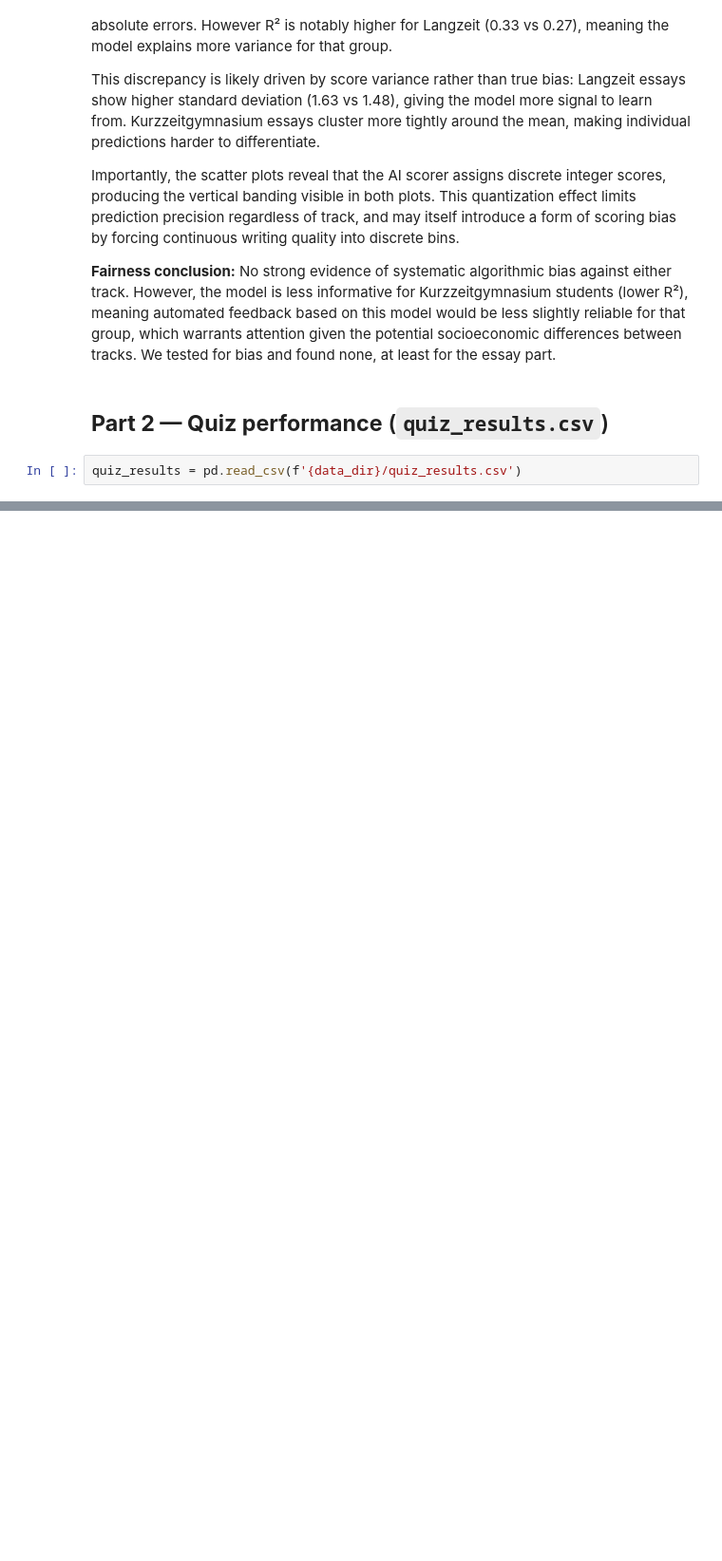
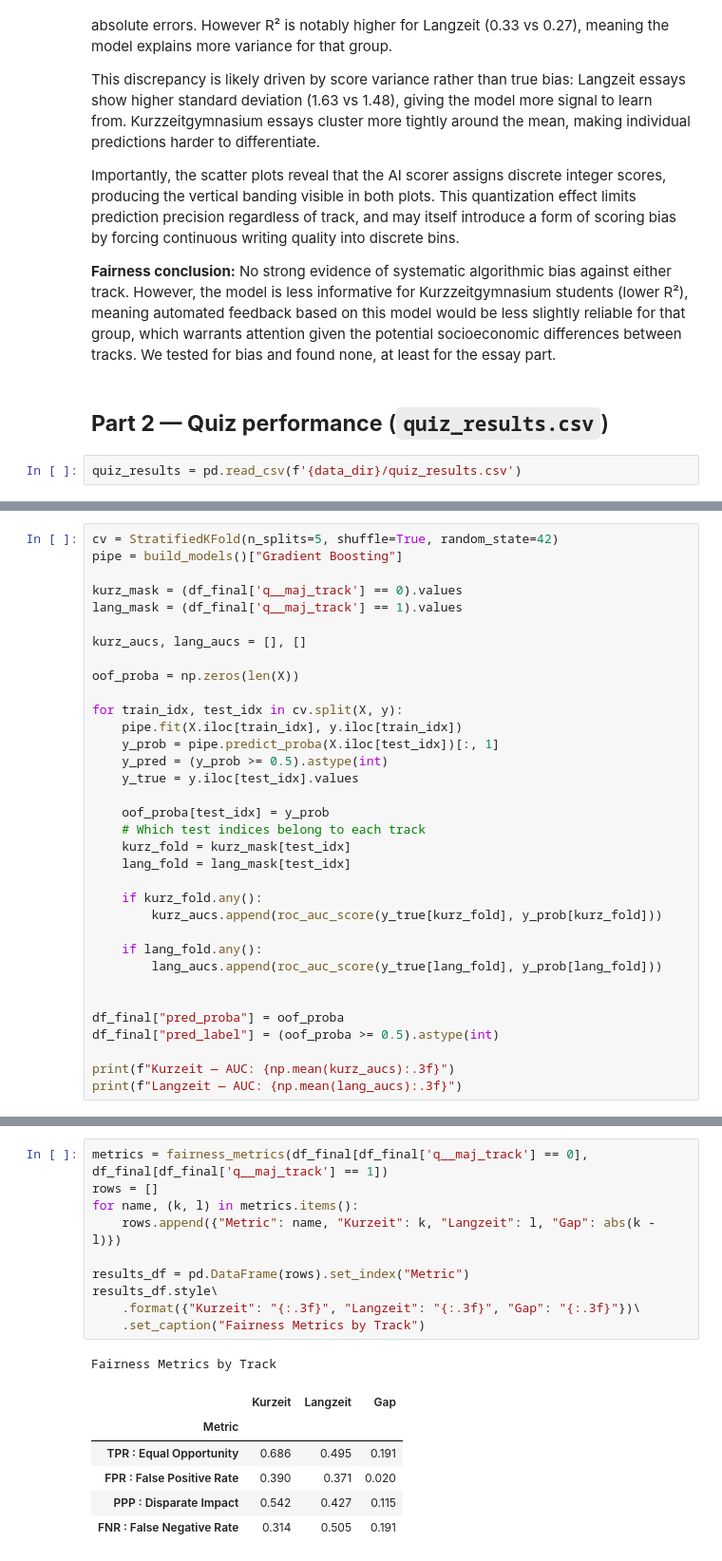
Before and after one commit to Tournedos/MLBD_2026, a Jupyter notebook: Q4_OverallFairness/overall_fairness.ipynb, the cells around one changed output, grey strips where cells are left out. Shown at 95% size. Cells and saved outputs as stored; diff of their text form; blank space fills up the shorter version.

Commit message:
upd fairness

```diff
--- a/Q4_OverallFairness/overall_fairness.ipynb
+++ b/Q4_OverallFairness/overall_fairness.ipynb
@@ -246,0 +391,34 @@ quiz_results = pd.read_csv(f'{data_dir}/quiz_results.csv')
+# %%
+cv = StratifiedKFold(n_splits=5, shuffle=True, random_state=42)
+pipe = build_models()["Gradient Boosting"]
+
+kurz_mask = (df_final['q__maj_track'] == 0).values
+lang_mask = (df_final['q__maj_track'] == 1).values
+
+kurz_aucs, lang_aucs = [], []
+
+oof_proba = np.zeros(len(X))
+
+for train_idx, test_idx in cv.split(X, y):
+    pipe.fit(X.iloc[train_idx], y.iloc[train_idx])
+    y_prob = pipe.predict_proba(X.iloc[test_idx])[:, 1]
+    y_pred = (y_prob >= 0.5).astype(int)
+    y_true = y.iloc[test_idx].values
+
+    oof_proba[test_idx] = y_prob
+    # Which test indices belong to each track
+    kurz_fold = kurz_mask[test_idx]
+    lang_fold = lang_mask[test_idx]
+
+    if kurz_fold.any():
+        kurz_aucs.append(roc_auc_score(y_true[kurz_fold], y_prob[kurz_fold]))
+
+    if lang_fold.any():
+        lang_aucs.append(roc_auc_score(y_true[lang_fold], y_prob[lang_fold]))
+
+
+df_final["pred_proba"] = oof_proba
+df_final["pred_label"] = (oof_proba >= 0.5).astype(int)
+
+print(f"Kurzeit — AUC: {np.mean(kurz_aucs):.3f}")
+print(f"Langzeit — AUC: {np.mean(lang_aucs):.3f}")
@@ -246,0 +471,18 @@ quiz_results = pd.read_csv(f'{data_dir}/quiz_results.csv')
+# %%
+metrics = fairness_metrics(df_final[df_final['q__maj_track'] == 0], df_final[df_final['q__maj_track'] == 1])
+rows = []
+for name, (k, l) in metrics.items():
+    rows.append({"Metric": name, "Kurzeit": k, "Langzeit": l, "Gap": abs(k - l)})
+
+results_df = pd.DataFrame(rows).set_index("Metric")
+results_df.style\
+    .format({"Kurzeit": "{:.3f}", "Langzeit": "{:.3f}", "Gap": "{:.3f}"})\
+    .set_caption("Fairness Metrics by Track")
+# %% [output]
+Fairness Metrics by Track
+|  | Kurzeit | Langzeit | Gap |
+| Metric |  |  |  |
+| TPR : Equal Opportunity | 0.686 | 0.495 | 0.191 |
+| FPR : False Positive Rate | 0.390 | 0.371 | 0.020 |
+| PPP : Disparate Impact | 0.542 | 0.427 | 0.115 |
+| FNR : False Negative Rate | 0.314 | 0.505 | 0.191 |
```
Also changed, not shown: parts of 17 cells of this notebook, 6 other files.
